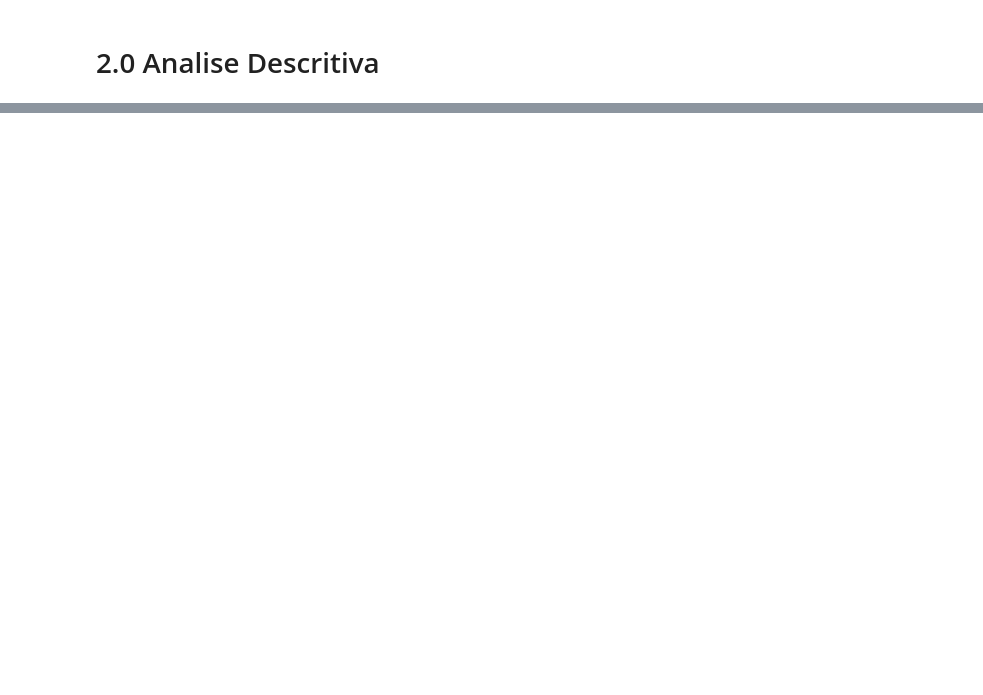
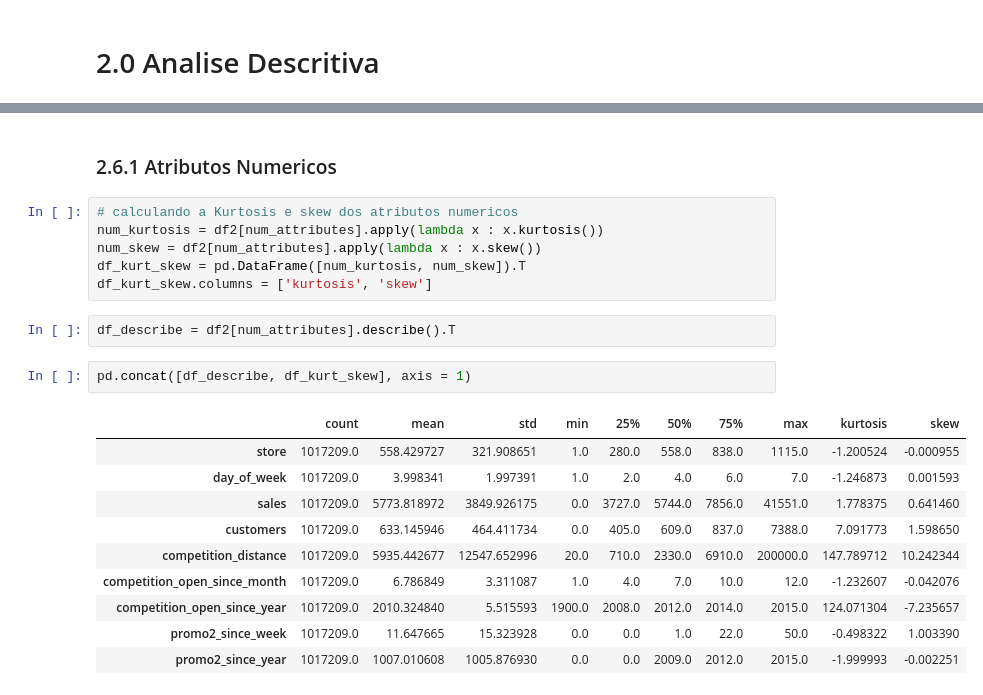
Before and after one commit to giovaneMiranda/rossmann_predicao_vendas, a Jupyter notebook: notebook/1.0-exploracao-dados-inicial.ipynb, the cells around one changed output, grey strips where cells are left out. Cells and saved outputs as stored; diff of their text form; blank space fills up the shorter version.

```diff
--- a/notebook/1.0-exploracao-dados-inicial.ipynb
+++ b/notebook/1.0-exploracao-dados-inicial.ipynb
@@ -150,0 +240,23 @@ dtype: int64
+# %% [markdown]
+### 2.6.1 Atributos Numericos
+# %%
+# calculando a Kurtosis e skew dos atributos numericos
+num_kurtosis = df2[num_attributes].apply(lambda x : x.kurtosis())
+num_skew = df2[num_attributes].apply(lambda x : x.skew())
+df_kurt_skew = pd.DataFrame([num_kurtosis, num_skew]).T
+df_kurt_skew.columns = ['kurtosis', 'skew']
+# %%
+df_describe = df2[num_attributes].describe().T
+# %%
+pd.concat([df_describe, df_kurt_skew], axis = 1)
+# %% [output]
+|  | count | mean | std | min | 25% | 50% | 75% | max | kurtosis | skew |
+| store | 1017209.0 | 558.429727 | 321.908651 | 1.0 | 280.0 | 558.0 | 838.0 | 1115.0 | -1.200524 | -0.000955 |
+| day_of_week | 1017209.0 | 3.998341 | 1.997391 | 1.0 | 2.0 | 4.0 | 6.0 | 7.0 | -1.246873 | 0.001593 |
+| sales | 1017209.0 | 5773.818972 | 3849.926175 | 0.0 | 3727.0 | 5744.0 | 7856.0 | 41551.0 | 1.778375 | 0.641460 |
+| customers | 1017209.0 | 633.145946 | 464.411734 | 0.0 | 405.0 | 609.0 | 837.0 | 7388.0 | 7.091773 | 1.598650 |
+| competition_distance | 1017209.0 | 5935.442677 | 12547.652996 | 20.0 | 710.0 | 2330.0 | 6910.0 | 200000.0 | 147.789712 | 10.242344 |
+| competition_open_since_month | 1017209.0 | 6.786849 | 3.311087 | 1.0 | 4.0 | 7.0 | 10.0 | 12.0 | -1.232607 | -0.042076 |
+| competition_open_since_year | 1017209.0 | 2010.324840 | 5.515593 | 1900.0 | 2008.0 | 2012.0 | 2014.0 | 2015.0 | 124.071304 | -7.235657 |
+| promo2_since_week | 1017209.0 | 11.647665 | 15.323928 | 0.0 | 0.0 | 1.0 | 22.0 | 50.0 | -0.498322 | 1.003390 |
+| promo2_since_year | 1017209.0 | 1007.010608 | 1005.876930 | 0.0 | 0.0 | 2009.0 | 2012.0 | 2015.0 | -1.999993 | -0.002251 |
```
Also changed, not shown: parts of 61 cells of this notebook, 3 other files.
